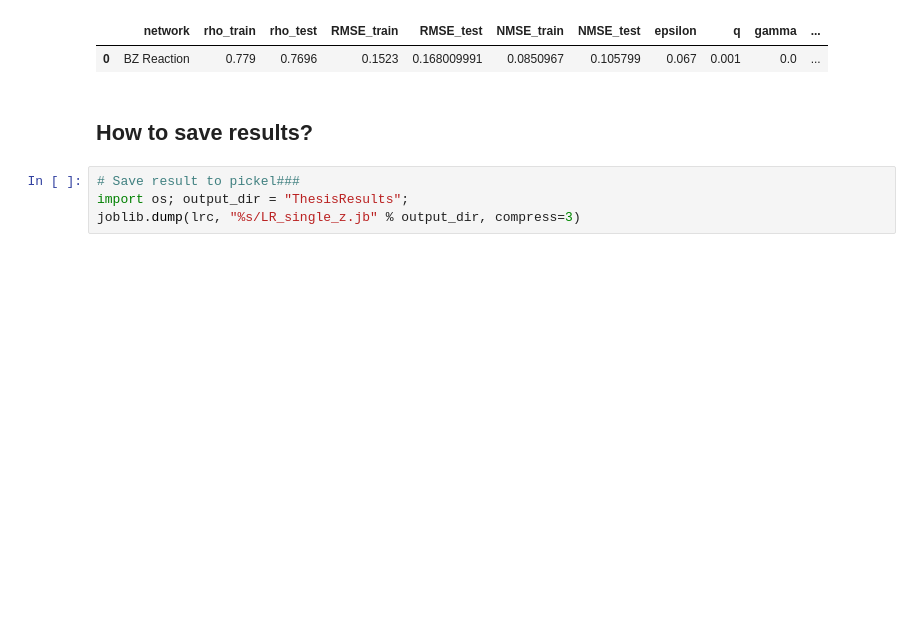
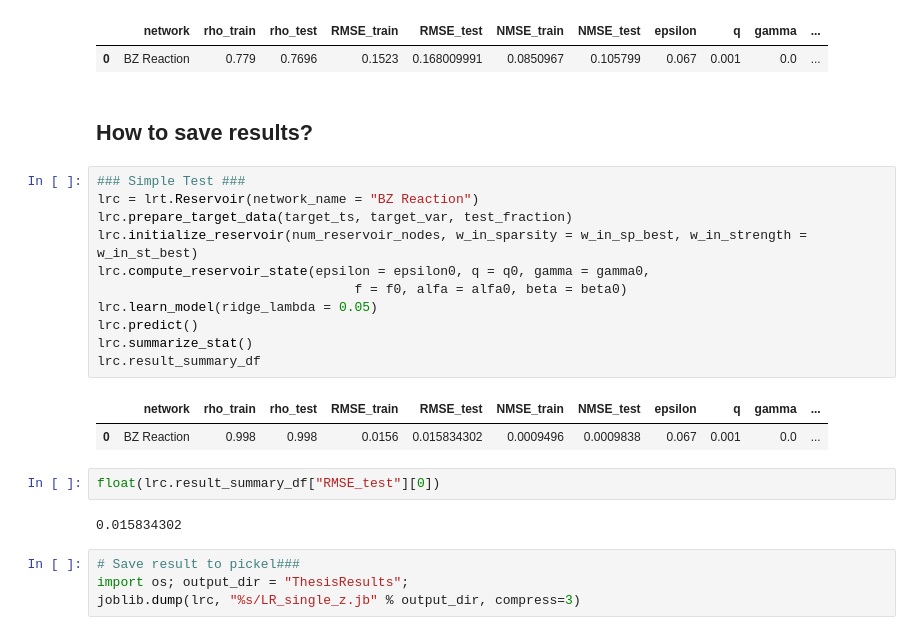
Before and after one commit to amahury/Prediction-Efficiency-of-Coupled-Chemical-Automata, a Jupyter notebook: results.ipynb, the cells around one changed output. Cells and saved outputs as stored; diff of their text form; blank space fills up the shorter version.

```diff
--- a/results.ipynb
+++ b/results.ipynb
@@ -1487,6 +1486,24 @@ lrc.result_summary_df
 | 0 | BZ Reaction | 0.779 | 0.7696 | 0.1523 | 0.168009991 | 0.0850967 | 0.105799 | 0.067 | 0.001 | 0.0 | ... |
 # %% [markdown]
 ## How to save results?
+# %%
+### Simple Test ###
+lrc = lrt.Reservoir(network_name = "BZ Reaction")
+lrc.prepare_target_data(target_ts, target_var, test_fraction)
+lrc.initialize_reservoir(num_reservoir_nodes, w_in_sparsity = w_in_sp_best, w_in_strength = w_in_st_best)
+lrc.compute_reservoir_state(epsilon = epsilon0, q = q0, gamma = gamma0,
+                                 f = f0, alfa = alfa0, beta = beta0)
+lrc.learn_model(ridge_lambda = 0.05)
+lrc.predict()
+lrc.summarize_stat()
+lrc.result_summary_df
+# %% [output]
+|  | network | rho_train | rho_test | RMSE_train | RMSE_test | NMSE_train | NMSE_test | epsilon | q | gamma | ... |
+| 0 | BZ Reaction | 0.998 | 0.998 | 0.0156 | 0.015834302 | 0.0009496 | 0.0009838 | 0.067 | 0.001 | 0.0 | ... |
+# %%
+float(lrc.result_summary_df["RMSE_test"][0])
+# %% [output]
+0.015834302
 # %%
 # Save result to pickel###
 import os; output_dir = "ThesisResults";
```
Also changed, not shown: parts of 95 cells of this notebook, 6 other files.
